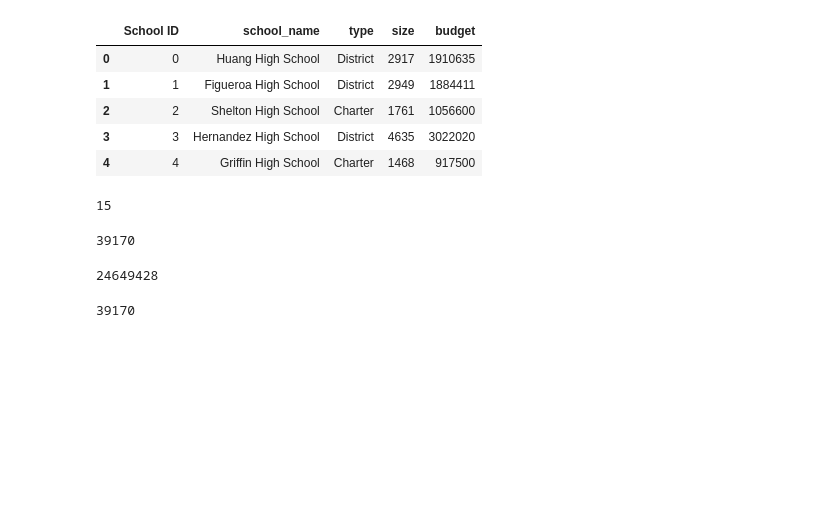
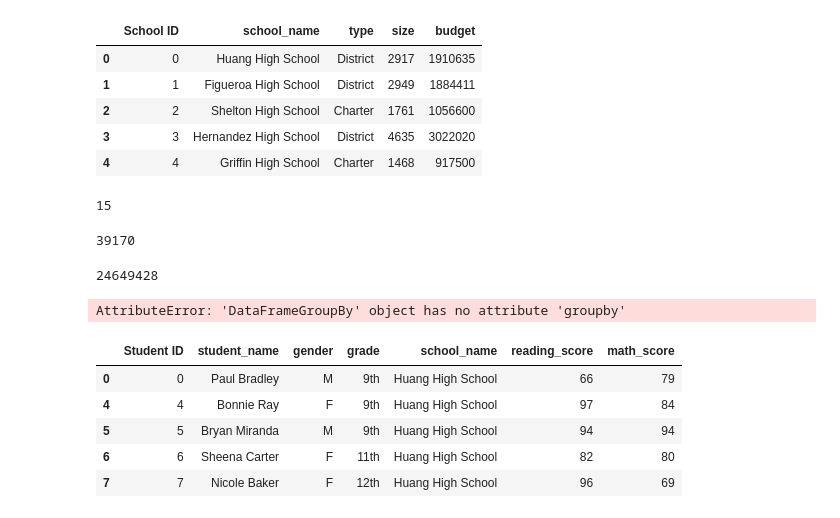
Before and after one commit to katrinan029/pandas-challenge, a Jupyter notebook: PyCitySchools/PyCitySchools.ipynb, the cells around one changed output. Cells and saved outputs as stored; diff of their text form; code cells hidden in the pictures; blank space fills up the shorter version.

```diff
--- a/PyCitySchools/PyCitySchools.ipynb
+++ b/PyCitySchools/PyCitySchools.ipynb
@@ -55,19 +55,15 @@ average_math = student_df["math_score"].mean()
 average_reading = student_df["reading_score"].mean()
 # %%
 # Calculate number of of students passing for math and reading
-math_passing_df = student_df.loc[student_df["math_score"] >= 70,["math_score"]]
+math_passing_df = student_df.loc[student_df["math_score"] >= 65]
 count_math = len(math_passing_df)
-reading_passing_df = student_df.loc[student_df["reading_score"] >= 70,["reading_score"]]
+reading_passing_df = student_df.loc[student_df["reading_score"] >= 65]
 count_reading = len(reading_passing_df)
 
 # Divide passing scores for math and reading by total student count
 percentage_passing_math = count_math/student_count
 percentage_passing_reading = count_reading/student_count
+s = math_passing_df.groupby("school_name")
+s.groupby
+# %% [output]
+AttributeError: 'DataFrameGroupBy' object has no attribute 'groupby'
-# %%
-overall1 = student_df.loc[student_df["math_score"] >= 70 & (student_df["reading_score"] >= 70)]
-# overall_count = len(overall)
-len(overall1)
-
-# df[(df['MRP'] <= 2000) & (df['Discount'] > 0)]
-# %% [output]
-39170
@@ -74,3 +74,12 @@ len(overall1)
+# %%
+student_df[student_df["math_score"]>=65].head()
+# %% [output]
+|  | Student ID | student_name | gender | grade | school_name | reading_score | math_score |
+| 0 | 0 | Paul Bradley | M | 9th | Huang High School | 66 | 79 |
+| 4 | 4 | Bonnie Ray | F | 9th | Huang High School | 97 | 84 |
+| 5 | 5 | Bryan Miranda | M | 9th | Huang High School | 94 | 94 |
+| 6 | 6 | Sheena Carter | F | 11th | Huang High School | 82 | 80 |
+| 7 | 7 | Nicole Baker | F | 12th | Huang High School | 96 | 69 |
 # %%
 district_df = pd.DataFrame({
     "Total Schools":[total_schools],
```
Also changed, not shown: parts of 14 cells of this notebook.
